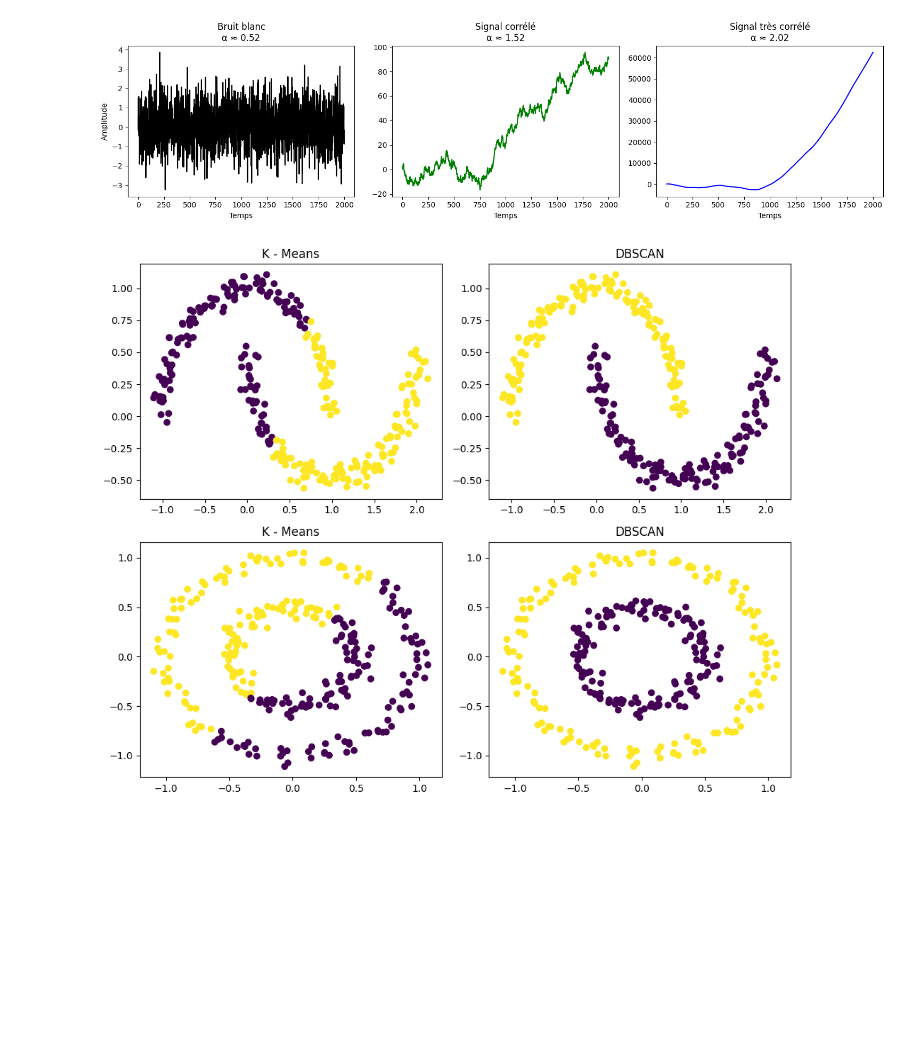
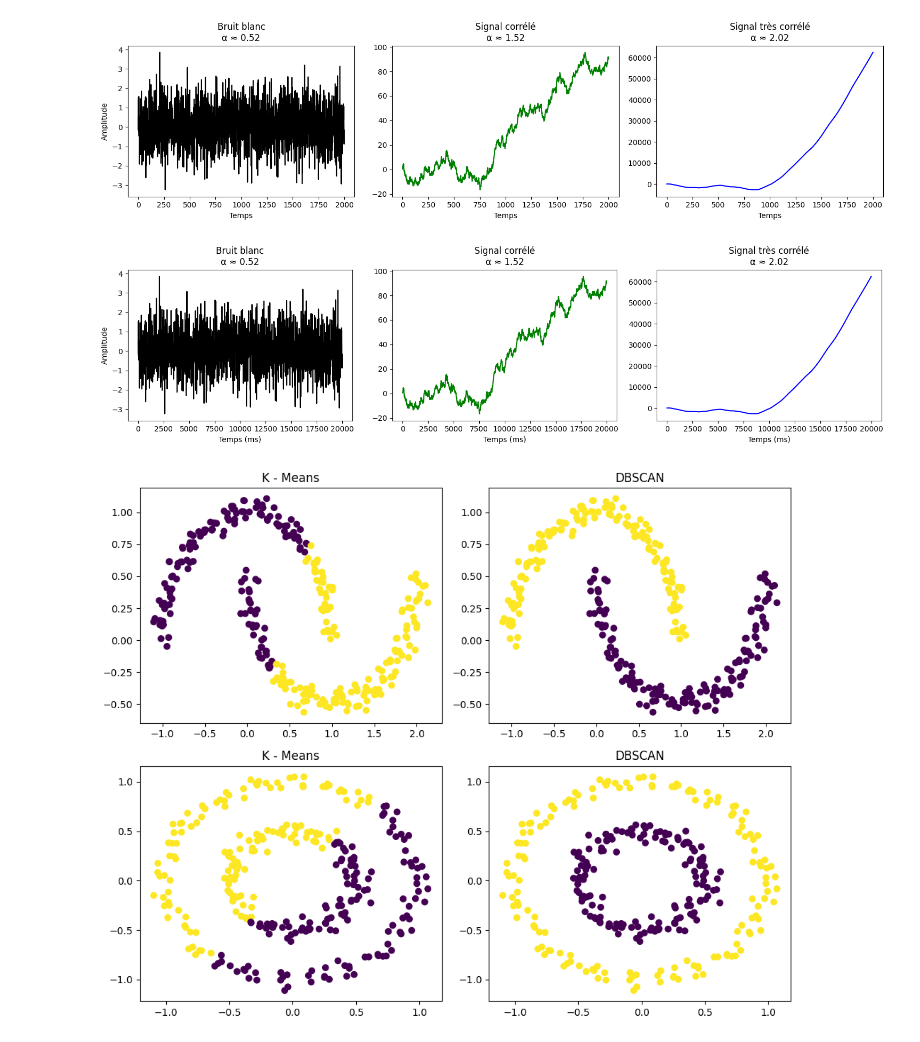
Before and after one commit to leonie1903/Stage_prediction_mouvement, a Jupyter notebook: notebooks/Figure_memoire.ipynb, the cells around one changed output. Cells and saved outputs as stored; diff of their text form; code cells hidden in the pictures; blank space fills up the shorter version.

```diff
--- a/notebooks/Figure_memoire.ipynb
+++ b/notebooks/Figure_memoire.ipynb
@@ -88,6 +88,53 @@ plt.savefig("dfa_0.5_1_1.5.png", dpi=300)
 plt.show()
 # %% [output]
 [figure]
+# %%
+import numpy as np
+import matplotlib.pyplot as plt
+from nolds import dfa
+
+# Taille des signaux
+N = 2000
+np.random.seed(42)
+
+# 1. Bruit blanc
+signal_white = np.random.normal(0, 1, N)
+
+# 2. Signal corrélé
+signal_corr = np.cumsum(signal_white)
+
+# 3. Signal très corrélé
+signal_strong_corr = np.cumsum(signal_corr)
+
+# Calculs DFA
+alpha_white = dfa(signal_white)
+alpha_corr = dfa(signal_corr)
+alpha_strong_corr = dfa(signal_strong_corr)
+
+# Axe de temps en millisecondes
+time_ms = np.arange(N) * 10  # 10 ms d'intervalle → 20 secondes au total
+
+# Affichage
+fig, axs = plt.subplots(1, 3, figsize=(15, 4))
+
+axs[0].plot(time_ms, signal_white, color='black')
+axs[0].set_title(f"Bruit blanc\nα ≈ {alpha_white:.2f}")
+axs[0].set_xlabel("Temps (ms)")
+axs[0].set_ylabel("Amplitude")
+
+axs[1].plot(time_ms, signal_corr, color='green')
+axs[1].set_title(f"Signal corrélé\nα ≈ {alpha_corr:.2f}")
+axs[1].set_xlabel("Temps (ms)")
+
+axs[2].plot(time_ms, signal_strong_corr, color='blue')
+axs[2].set_title(f"Signal très corrélé\nα ≈ {alpha_strong_corr:.2f}")
+axs[2].set_xlabel("Temps (ms)")
+
+plt.tight_layout()
+plt.savefig("dfa_millisecondes.png", dpi=300)
+plt.show()
+# %% [output]
+[figure, added]
 # %%
 from sklearn.datasets import make_moons, make_circles
 from sklearn.cluster import KMeans, DBSCAN
```
Also changed, not shown: parts of 3 cells of this notebook.
